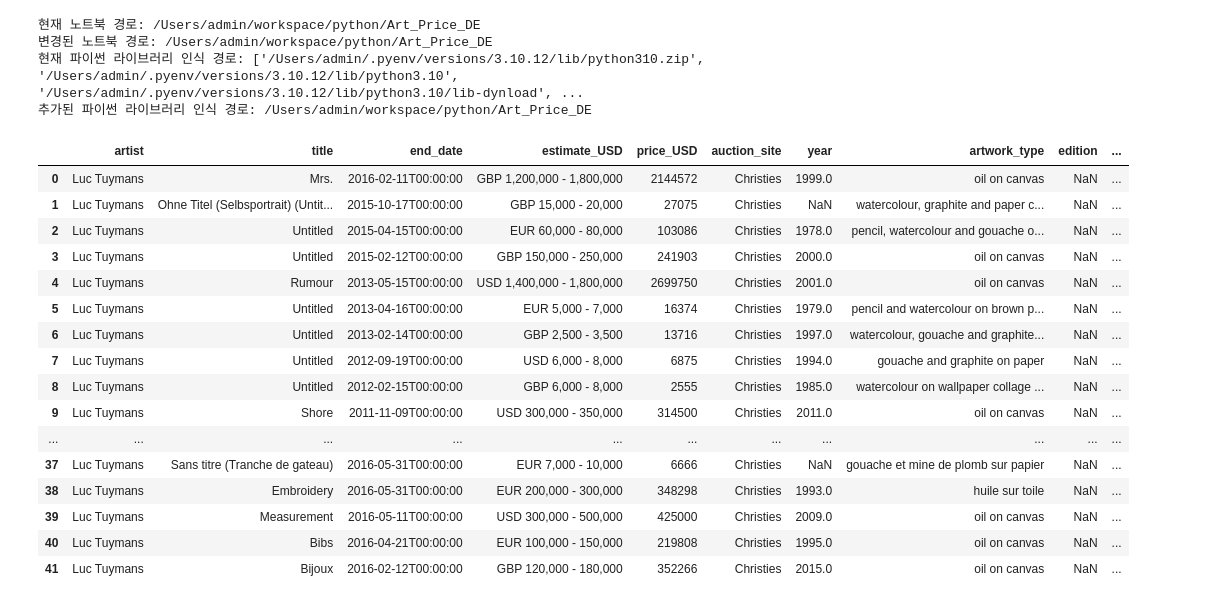
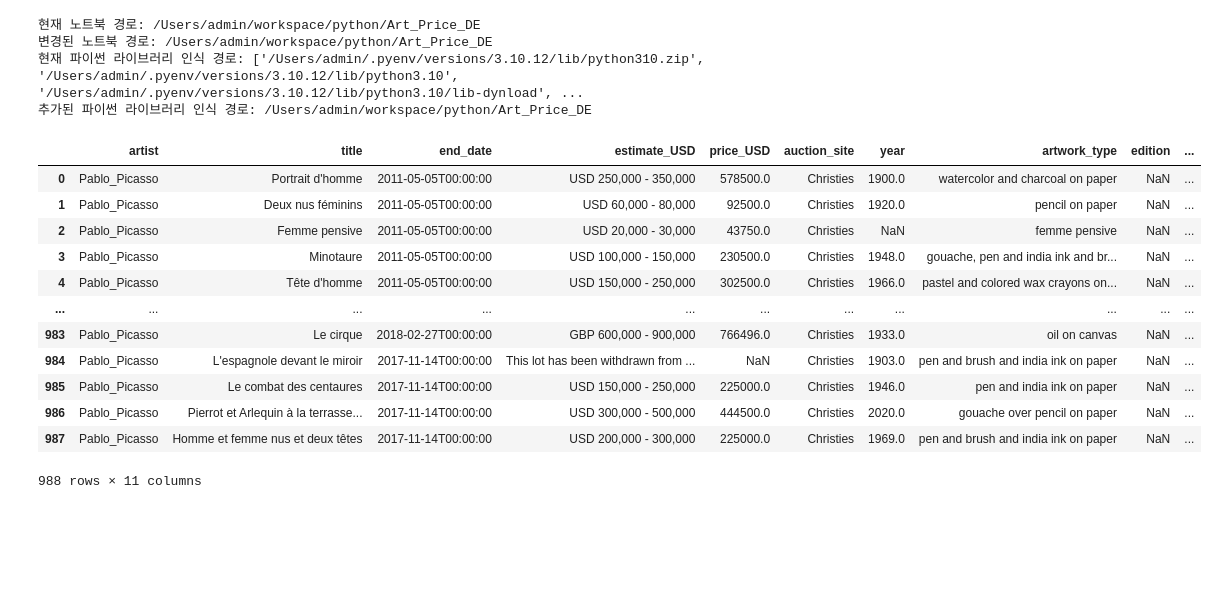
Before and after one commit to ket0825/Art_Price_DE, a Jupyter notebook: transform/eda.ipynb, the cells around one changed output. Cells and saved outputs as stored; diff of their text form; code cells hidden in the pictures; blank space fills up the shorter version.

```diff
--- a/transform/eda.ipynb
+++ b/transform/eda.ipynb
@@ -18,24 +18,21 @@ print(f"추가된 파이썬 라이브러리 인식 경로: {sys.path[-1]}")
 import pandas as pd
 import numpy as np
 import matplotlib.pyplot as plt
-# %%
-df = pd.read_json('transformed/Luc_Tuymans/Luc_Tuymans_20250130_023901.json')
-df
-# %% [output]
-|  | artist | title | end_date | estimate_USD | price_USD | auction_site | year | artwork_type | edition | ... |
-| 0 | Luc Tuymans | Mrs. | 2016-02-11T00:00:00 | GBP 1,200,000 - 1,800,000 | 2144572 | Christies | 1999.0 | oil on canvas | NaN | ... |
-| 1 | Luc Tuymans | Ohne Titel (Selbsportrait) (Untit... | 2015-10-17T00:00:00 | GBP 15,000 - 20,000 | 27075 | Christies | NaN | watercolour, graphite and paper c... | NaN | ... |
-| 2 | Luc Tuymans | Untitled | 2015-04-15T00:00:00 | EUR 60,000 - 80,000 | 103086 | Christies | 1978.0 | pencil, watercolour and gouache o... | NaN | ... |
-| 3 | Luc Tuymans | Untitled | 2015-02-12T00:00:00 | GBP 150,000 - 250,000 | 241903 | Christies | 2000.0 | oil on canvas | NaN | ... |
-| 4 | Luc Tuymans | Rumour | 2013-05-15T00:00:00 | USD 1,400,000 - 1,800,000 | 2699750 | Christies | 2001.0 | oil on canvas | NaN | ... |
-| 5 | Luc Tuymans | Untitled | 2013-04-16T00:00:00 | EUR 5,000 - 7,000 | 16374 | Christies | 1979.0 | pencil and watercolour on brown p... | NaN | ... |
-| 6 | Luc Tuymans | Untitled | 2013-02-14T00:00:00 | GBP 2,500 - 3,500 | 13716 | Christies | 1997.0 | watercolour, gouache and graphite... | NaN | ... |
-| 7 | Luc Tuymans | Untitled | 2012-09-19T00:00:00 | USD 6,000 - 8,000 | 6875 | Christies | 1994.0 | gouache and graphite on paper | NaN | ... |
-| 8 | Luc Tuymans | Untitled | 2012-02-15T00:00:00 | GBP 6,000 - 8,000 | 2555 | Christies | 1985.0 | watercolour on wallpaper collage ... | NaN | ... |
-| 9 | Luc Tuymans | Shore | 2011-11-09T00:00:00 | USD 300,000 - 350,000 | 314500 | Christies | 2011.0 | oil on canvas | NaN | ... |
-| ... | ... | ... | ... | ... | ... | ... | ... | ... | ... | ... |
-| 37 | Luc Tuymans | Sans titre (Tranche de gateau) | 2016-05-31T00:00:00 | EUR 7,000 - 10,000 | 6666 | Christies | NaN | gouache et mine de plomb sur papier | NaN | ... |
-| 38 | Luc Tuymans | Embroidery | 2016-05-31T00:00:00 | EUR 200,000 - 300,000 | 348298 | Christies | 1993.0 | huile sur toile | NaN | ... |
-| 39 | Luc Tuymans | Measurement | 2016-05-11T00:00:00 | USD 300,000 - 500,000 | 425000 | Christies | 2009.0 | oil on canvas | NaN | ... |
-| 40 | Luc Tuymans | Bibs | 2016-04-21T00:00:00 | EUR 100,000 - 150,000 | 219808 | Christies | 1995.0 | oil on canvas | NaN | ... |
-| 41 | Luc Tuymans | Bijoux | 2016-02-12T00:00:00 | GBP 120,000 - 180,000 | 352266 | Christies | 2015.0 | oil on canvas | NaN | ... |
+# %%
+df_concat = pd.read_json('transformed2/Pablo_Picasso/Pablo_Picasso_20250201_121353.json')
+df_concat
+# df.to_csv('csv/Pablo_Picasso_christies_20250131_183436.csv', index=False)
+# %% [output]
+|  | artist | title | end_date | estimate_USD | price_USD | auction_site | year | artwork_type | edition | ... |
+| 0 | Pablo_Picasso | Portrait d'homme | 2011-05-05T00:00:00 | USD 250,000 - 350,000 | 578500.0 | Christies | 1900.0 | watercolor and charcoal on paper | NaN | ... |
+| 1 | Pablo_Picasso | Deux nus féminins | 2011-05-05T00:00:00 | USD 60,000 - 80,000 | 92500.0 | Christies | 1920.0 | pencil on paper | NaN | ... |
+| 2 | Pablo_Picasso | Femme pensive | 2011-05-05T00:00:00 | USD 20,000 - 30,000 | 43750.0 | Christies | NaN | femme pensive | NaN | ... |
+| 3 | Pablo_Picasso | Minotaure | 2011-05-05T00:00:00 | USD 100,000 - 150,000 | 230500.0 | Christies | 1948.0 | gouache, pen and india ink and br... | NaN | ... |
+| 4 | Pablo_Picasso | Tête d'homme | 2011-05-05T00:00:00 | USD 150,000 - 250,000 | 302500.0 | Christies | 1966.0 | pastel and colored wax crayons on... | NaN | ... |
+| ... | ... | ... | ... | ... | ... | ... | ... | ... | ... | ... |
+| 983 | Pablo_Picasso | Le cirque | 2018-02-27T00:00:00 | GBP 600,000 - 900,000 | 766496.0 | Christies | 1933.0 | oil on canvas | NaN | ... |
+| 984 | Pablo_Picasso | L'espagnole devant le miroir | 2017-11-14T00:00:00 | This lot has been withdrawn from ... | NaN | Christies | 1903.0 | pen and brush and india ink on paper | NaN | ... |
+| 985 | Pablo_Picasso | Le combat des centaures | 2017-11-14T00:00:00 | USD 150,000 - 250,000 | 225000.0 | Christies | 1946.0 | pen and india ink on paper | NaN | ... |
+| 986 | Pablo_Picasso | Pierrot et Arlequin à la terrasse... | 2017-11-14T00:00:00 | USD 300,000 - 500,000 | 444500.0 | Christies | 2020.0 | gouache over pencil on paper | NaN | ... |
+| 987 | Pablo_Picasso | Homme et femme nus et deux têtes | 2017-11-14T00:00:00 | USD 200,000 - 300,000 | 225000.0 | Christies | 1969.0 | pen and brush and india ink on paper | NaN | ... |
+988 rows × 11 columns
```
Also changed, not shown: parts of 7 cells of this notebook, 4 other files.
